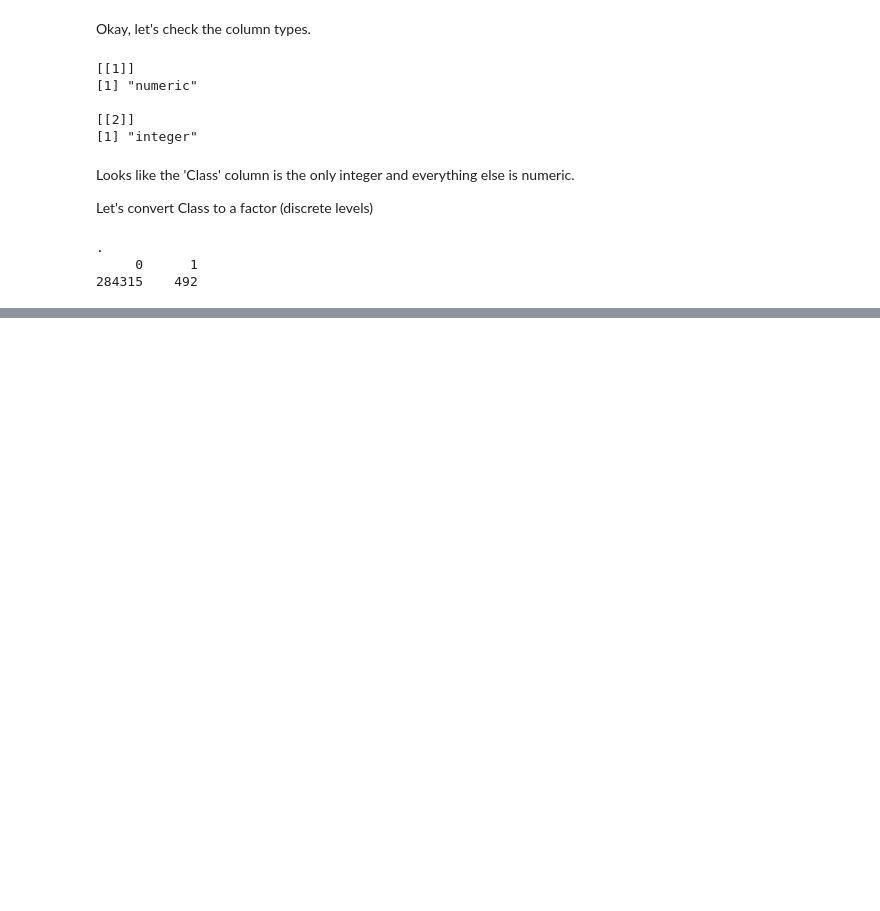
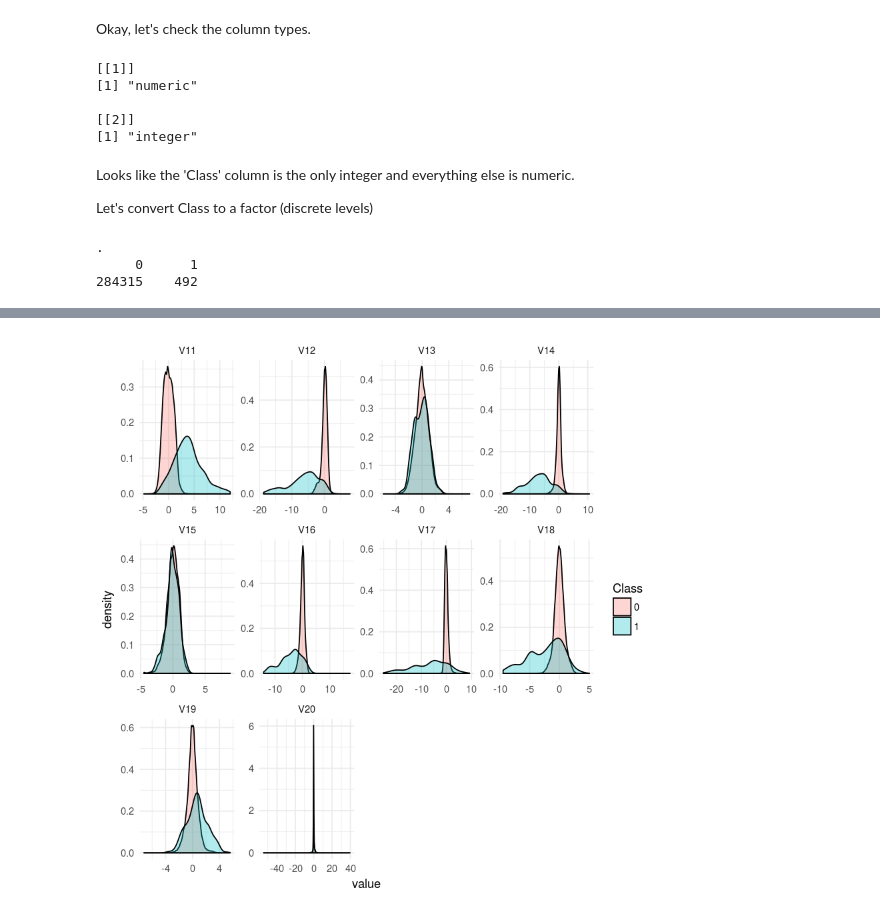
Before and after one commit to prajnak/ccfraud, a Jupyter notebook: kaggle-creditcard-fraud-dataset.ipynb, the cells around one changed output, grey strips where cells are left out. Drawn from its saved outputs; the diff is of its cells as text; code cells hidden in the pictures; blank space fills up the shorter version.

```diff
--- a/kaggle-creditcard-fraud-dataset.ipynb
+++ b/kaggle-creditcard-fraud-dataset.ipynb
@@ -58,0 +146,4 @@ We have 492 of calss '1'. Safe to assume, these are the fraudulent transactions.
+# %%
+plotDens(ccdat, c(12:21, 31))
+# %% [output]
+[figure, added]
```
Also changed, not shown: parts of 15 cells of this notebook.
